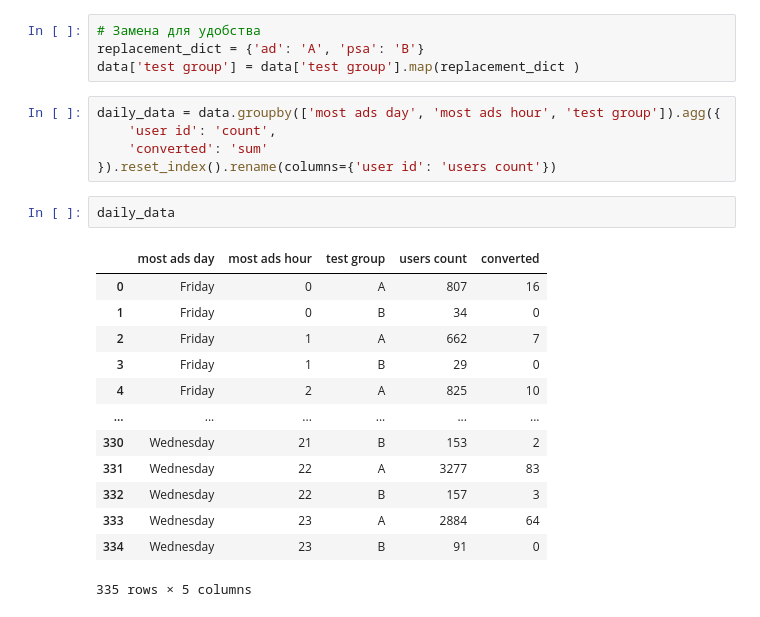
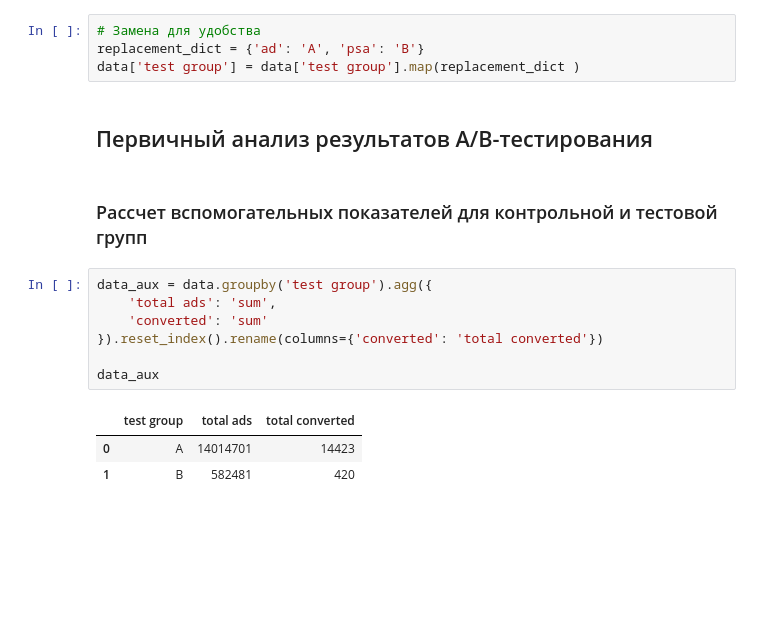
Before and after one commit to santerr80/BPMO_final, a Jupyter notebook: main.ipynb, the cells around one changed output. Cells and saved outputs as stored; diff of their text form; blank space fills up the shorter version.

```diff
--- a/main.ipynb
+++ b/main.ipynb
@@ -35,24 +35,19 @@ data['converted'] = data['converted'].map(replacement_dict )
 # Замена для удобства
 replacement_dict = {'ad': 'A', 'psa': 'B'}
 data['test group'] = data['test group'].map(replacement_dict )
+# %% [markdown]
+## Первичный анализ результатов A/B-тестирования
+# %% [markdown]
+
+### Рассчет вспомогательных показателей для контрольной и тестовой групп
 # %%
-daily_data = data.groupby(['most ads day', 'most ads hour', 'test group']).agg({
-    'user id': 'count',
+data_aux = data.groupby('test group').agg({
+    'total ads': 'sum',
     'converted': 'sum'
-}).reset_index().rename(columns={'user id': 'users count'})
+}).reset_index().rename(columns={'converted': 'total converted'})
+
+data_aux
+# %% [output]
+|  | test group | total ads | total converted |
+| 0 | A | 14014701 | 14423 |
+| 1 | B | 582481 | 420 |
-# %%
-daily_data
-# %% [output]
-|  | most ads day | most ads hour | test group | users count | converted |
-| 0 | Friday | 0 | A | 807 | 16 |
-| 1 | Friday | 0 | B | 34 | 0 |
-| 2 | Friday | 1 | A | 662 | 7 |
-| 3 | Friday | 1 | B | 29 | 0 |
-| 4 | Friday | 2 | A | 825 | 10 |
-| ... | ... | ... | ... | ... | ... |
-| 330 | Wednesday | 21 | B | 153 | 2 |
-| 331 | Wednesday | 22 | A | 3277 | 83 |
-| 332 | Wednesday | 22 | B | 157 | 3 |
-| 333 | Wednesday | 23 | A | 2884 | 64 |
-| 334 | Wednesday | 23 | B | 91 | 0 |
-335 rows × 5 columns
```
Also changed, not shown: parts of 31 cells of this notebook.
